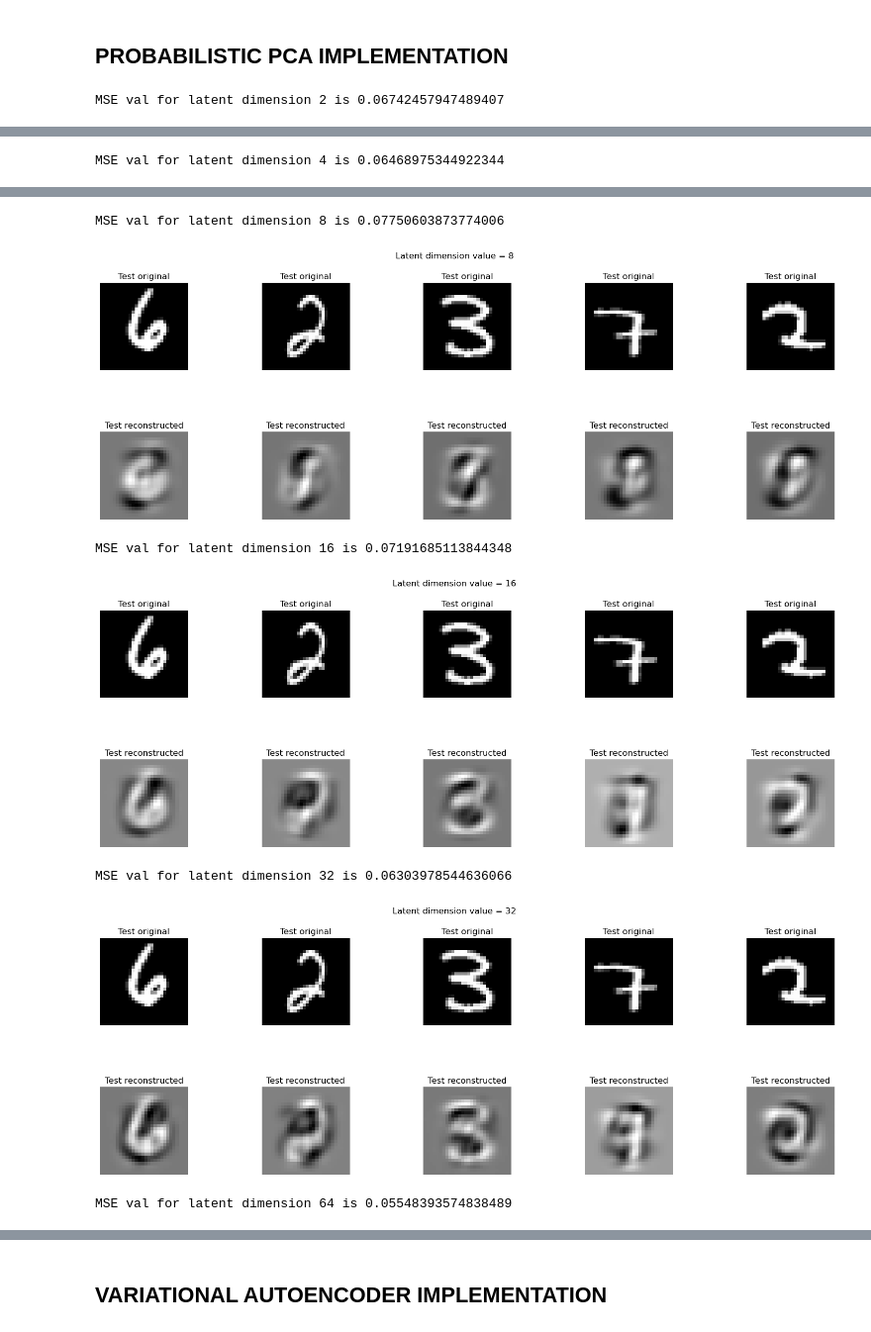
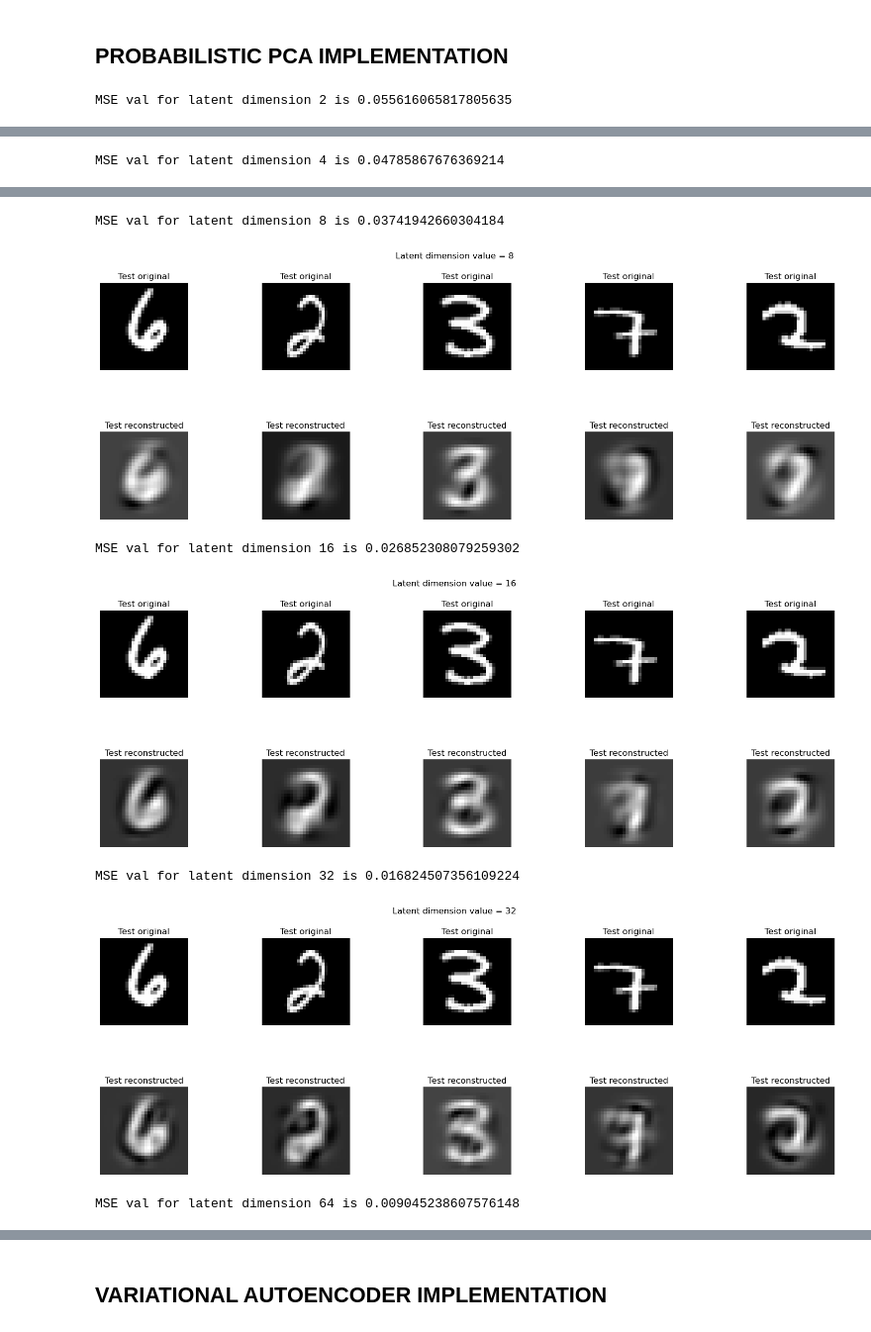
Before and after one commit to NikhilDhanaraj/imageReconstruction, a Jupyter notebook: imageReconstruction.ipynb, the cells around one changed output, grey strips where cells are left out. Shown at 99% size. Saved outputs shown, nothing was run; the diff lists cells and outputs as text; code cells hidden in the pictures.

```diff
--- a/imageReconstruction.ipynb
+++ b/imageReconstruction.ipynb
@@ -121,7 +121,7 @@ def probabilisticPCA(centeredTrainImages, latentDimensionValue):
     Lm = np.diag(eigenValues[-latentDimensionValue:])   #Diagonal matrix of eigenvalues
 
     I = np.eye(latentDimensionValue)
-    sigmaSquare = abs(np.mean(np.sum(eigenVectors) - np.sum(Um)))
+    sigmaSquare = (1 /  centeredTrainImages.shape[1] - latentDimensionValue) * np.sum(eigenValues[latentDimensionValue + 1:])
     R = I  # Since its arbitrary, we take R as an identity matrix
 
     weights = Um @ np.sqrt(abs(Lm - sigmaSquare * I)) @ R
@@ -140,7 +140,7 @@ def imageReconstruction(testImages, weights, mean, sigma, latentDimensionValue):
 
     M = weights.T @ weights + sigma**2 * np.eye(latentDimensionValue)
 
-    z = (np.linalg.inv(M) @ weights.T @ (testImages - mean).T)
+    z = (np.linalg.inv(M) @ weights.T @ (testImages).T)
 
     K = (weights @ (np.linalg.inv(weights.T @ weights)) @ M @ z).T
     x_pred = K + mean.reshape(-1,1).T
@@ -150,7 +150,7 @@ trainMean = np.mean(flattenedTrainImages, axis = 0)
 #standardDev = np.std(flattenedTrainImages, axis = 0)
 #N = flattenedTrainImages.shape[0]
 #D = flattenedTrainImages.shape[1]
-sigma = 1.0
+sigma = np.std(flattenedTestImages)
 testMean = np.mean(flattenedTestImages, axis = 0)
 
 centeredTrainImages = flattenedTrainImages - trainMean
@@ -195,4 +195,4 @@ for latentDimensionValue in latentDimensions:
 
 ppca_mse_values_array = np.array(ppca_mse_values_list)
 # %% [output]
-MSE val for latent dimension 2 is 0.06742457947489407
+MSE val for latent dimension 2 is 0.055616065817805635
@@ -200 +200 @@ MSE val for latent dimension 2 is 0.06742457947489407
-MSE val for latent dimension 4 is 0.06468975344922344
+MSE val for latent dimension 4 is 0.04785867676369214
@@ -202,7 +202,7 @@ MSE val for latent dimension 4 is 0.06468975344922344
-MSE val for latent dimension 8 is 0.07750603873774006
+MSE val for latent dimension 8 is 0.03741942660304184
-[figure, old version]
+[figure, new version]
-MSE val for latent dimension 16 is 0.07191685113844348
+MSE val for latent dimension 16 is 0.026852308079259302
-[figure, old version]
+[figure, new version]
-MSE val for latent dimension 32 is 0.06303978544636066
+MSE val for latent dimension 32 is 0.016824507356109224
-[figure, old version]
+[figure, new version]
-MSE val for latent dimension 64 is 0.05548393574838489
+MSE val for latent dimension 64 is 0.009045238607576148
```
Also changed, not shown: parts of 3 cells of this notebook, 1 other file.
